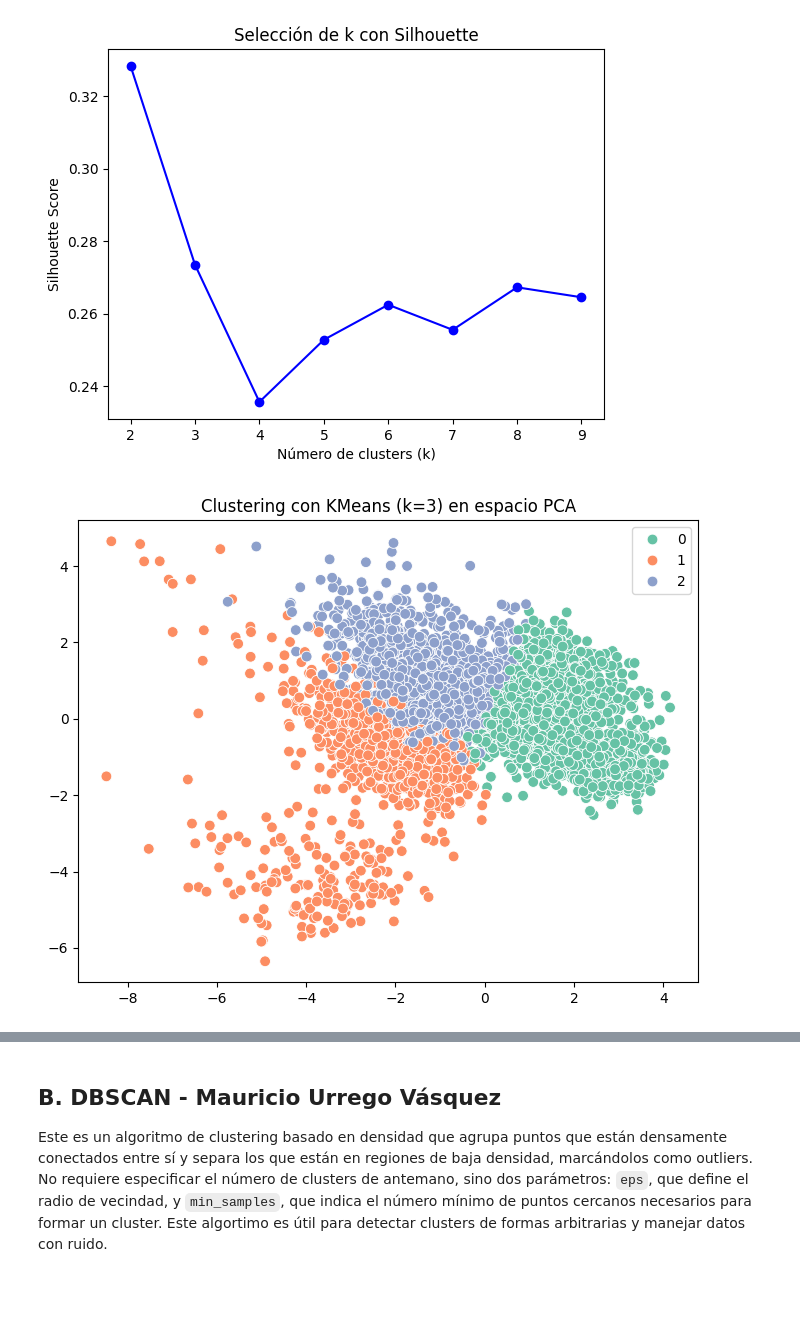
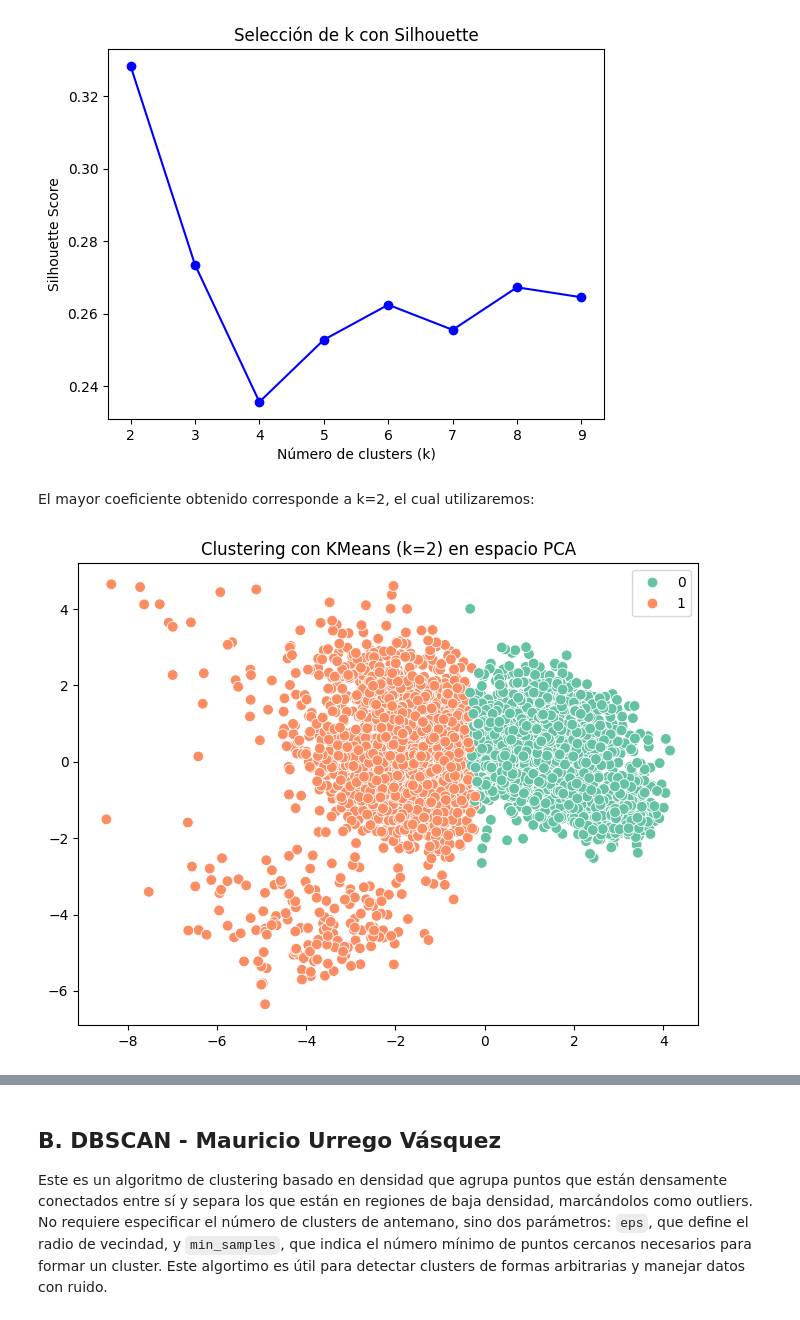
Before and after one commit to BI-organization/lab2, a Jupyter notebook: Lab2.ipynb, the cells around one changed output, grey strips where cells are left out. Saved outputs shown, nothing was run; the diff lists cells and outputs as text; code cells hidden in the pictures; blank space fills up the shorter version.

```diff
--- a/Lab2.ipynb
+++ b/Lab2.ipynb
@@ -428,17 +451,19 @@ k=7, silhouette=0.256
 k=8, silhouette=0.267
 k=9, silhouette=0.265
 [figure]
+# %% [markdown]
+El mayor coeficiente obtenido corresponde a k=2, el cual utilizaremos:
 # %%
 pca = PCA(n_components=2)
 X_pca = pca.fit_transform(X)
 
-best_k = 3  # poenmos el codo de la gráfica
+best_k = 2  # poenmos el codo de la gráfica
 kmeans = KMeans(n_clusters=best_k, random_state=42, n_init=10)
 labels = kmeans.fit_predict(X)
 
 plt.figure(figsize=(8,6))
 sns.scatterplot(x=X_pca[:,0], y=X_pca[:,1], hue=labels, palette="Set2", s=60)
 plt.title(f"Clustering con KMeans (k={best_k}) en espacio PCA")
 plt.show()
 # %% [output]
-[figure, old version]
+[figure, new version]
```
Also changed, not shown: parts of 12 cells of this notebook.
